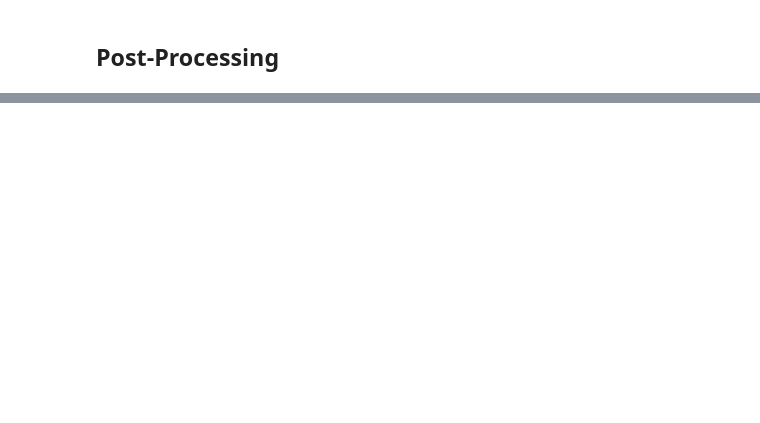
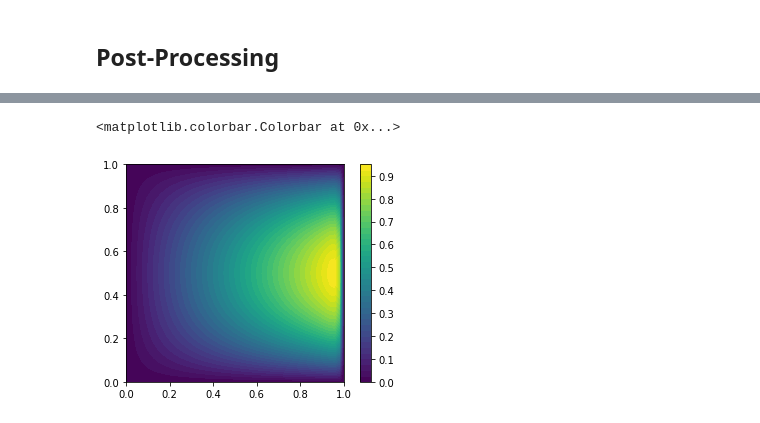
Before and after one commit to Markloveland/Cartesian_Product_FEM, a Jupyter notebook: Action_Balance_Code/All_Convergence_Tests.ipynb, the cells around one changed output, grey strips where cells are left out. Cells and saved outputs as stored; diff of their text form; code cells hidden in the pictures; blank space fills up the shorter version.

```diff
--- a/Action_Balance_Code/All_Convergence_Tests.ipynb
+++ b/Action_Balance_Code/All_Convergence_Tests.ipynb
@@ -469,0 +525,11 @@ plt.plot(l_inf)
+# %%
+
+mesh = RectangleMesh(Point(0.0,0.0),Point(1.0,1.0),50,50)
+u_D = Expression('(-4*pow(x[1]-0.5,2)+1)*(x[0] + (exp(gamma*t*c_sigma*x[0]) -1 )/(1-exp(gamma*t*c_sigma)))',
+                 degree=4, c_sigma=1,gamma=100,t=1,domain=mesh)
+
+p=plot(u_D,mesh=mesh)
+plt.colorbar(p)
+# %% [output]
+<matplotlib.colorbar.Colorbar at 0x...>
+[figure, added]
```
Also changed, not shown: parts of 9 cells of this notebook, 2 other files.
